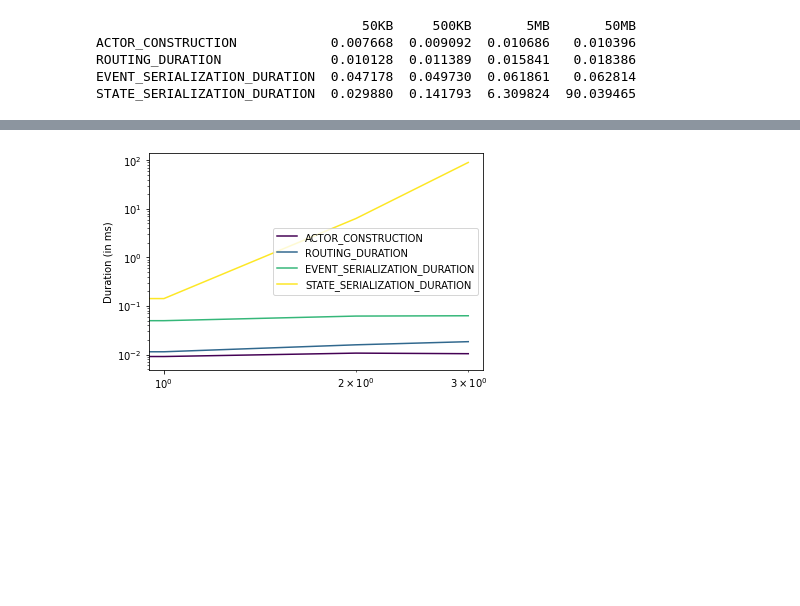
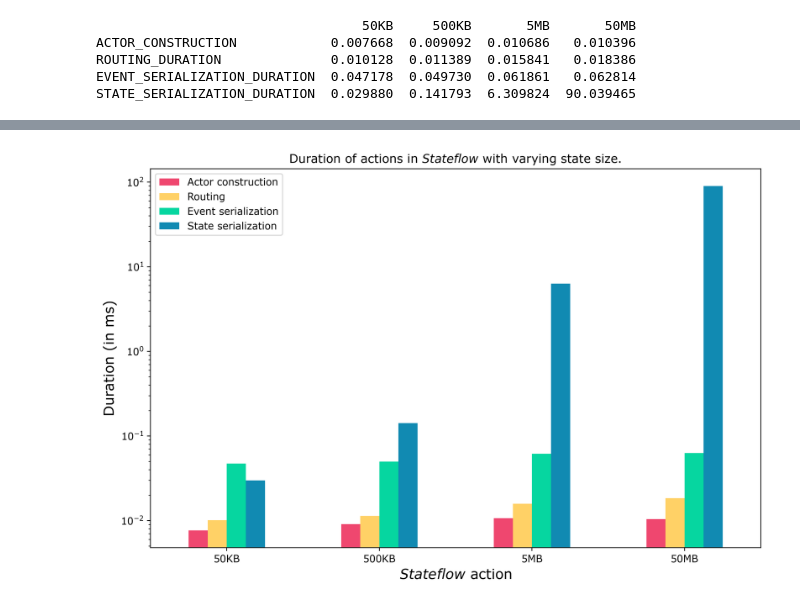
Before and after one commit to delftdata/stateflow-evaluation, a Jupyter notebook: results/overhead/overhead_results.ipynb, the cells around one changed output, grey strips where cells are left out. Saved outputs shown, nothing was run; the diff lists cells and outputs as text; code cells hidden in the pictures; blank space fills up the shorter version.

```diff
--- a/results/overhead/overhead_results.ipynb
+++ b/results/overhead/overhead_results.ipynb
@@ -88,11 +94,11 @@ plt.show()
-# %%
-ax = overhead_mean.transpose().plot(kind="line", colormap="viridis", rot=0)
-ax.set_xticks([50, 500, 5000, 50000])
-ax.set_yscale('log')
-ax.set_xscale('log')
-ax.set_ylabel("Duration (in ms)")
-ax.set_xlabel("")
-
-plt.show()
-# %% [output]
-[figure, removed]
+# %%
+new_overhead = overhead_mean.rename({"ACTOR_CONSTRUCTION": "Actor construction", "ROUTING_DURATION": "Routing", "EVENT_SERIALIZATION_DURATION": "Event serialization", "STATE_SERIALIZATION_DURATION": "State serialization"}).transpose()
+ax = new_overhead.plot(kind="bar", color=["#ef476f", "#ffd166", "#06d6a0", "#118ab2", "#073b4c"], rot=0)
+ax.set_yscale('log')
+ax.set_ylabel("Duration (in ms)", fontsize=14)
+ax.set_xlabel(r"$Stateflow$ " + "action", fontsize=14)
+ax.set_title(r"Duration of actions in $Stateflow$ with varying state size. ")
+
+plt.show()
+# %% [output]
+[figure, added]
```
Also changed, not shown: parts of 5 cells of this notebook.
